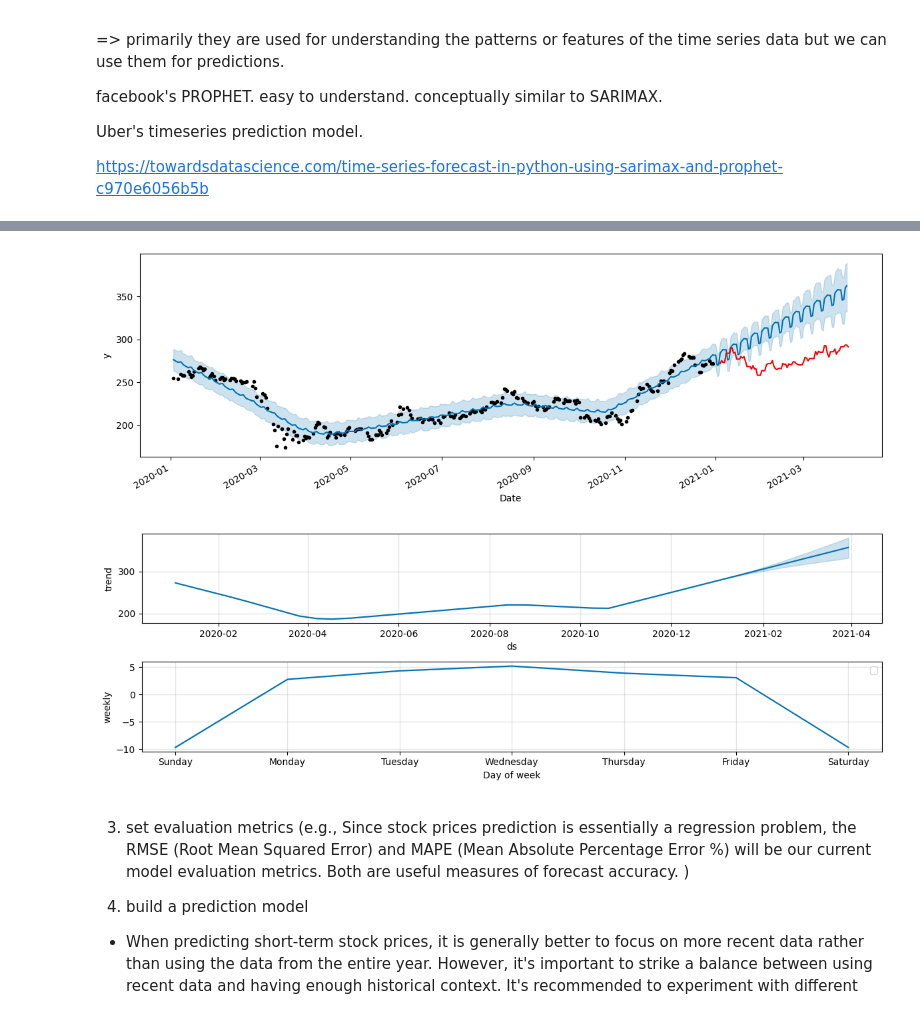
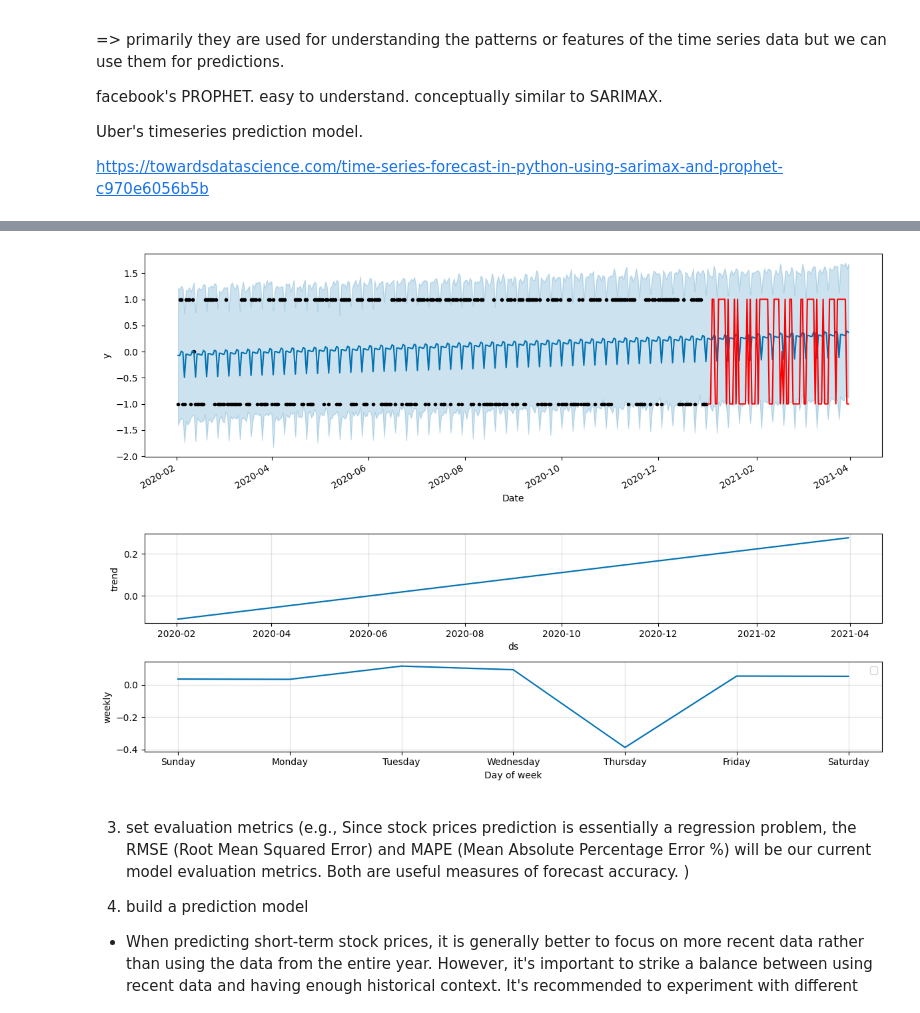
Before and after one commit to henryhyunwookim/ValueInvestor, a Jupyter notebook: ValueInvestor.ipynb, the cells around one changed output, grey strips where cells are left out. Cells and saved outputs as stored; diff of their text form; code cells hidden in the pictures.

```diff
--- a/ValueInvestor.ipynb
+++ b/ValueInvestor.ipynb
@@ -110,23 +110,29 @@ Also, only select data from 2020 as training data and data from 2021 as test dat
 import pandas as pd
 from datetime import timedelta
 
-def add_data_from_past(df):
+def add_data_from_past(df, drop_na=True):
+    original_index = df.index
     df = df.asfreq('D').ffill()
 
     df_prev_day = df.loc[ (df.index - timedelta(days=1))[1:] ].rename(
         columns = {column: column + " (-1 day)" for column in df.columns})
     df_prev_day.index += timedelta(days=1)
 
-    # df_prev_week = df.loc[ (df.index - timedelta(days=7))[7:] ].rename(
-    #     columns = {column: column + " (-1 week)" for column in df.columns})
-    # df_prev_week.index += timedelta(days=7)
+    df_prev_week = df.loc[ (df.index - timedelta(days=7))[7:] ].rename(
+        columns = {column: column + " (-1 week)" for column in df.columns})
+    df_prev_week.index += timedelta(days=7)
 
-    # df_prev_month = df.loc[ (df.index - timedelta(days=30))[30:] ].rename(
-    #     columns = {column: column + " (-1 month)" for column in df.columns})
-    # df_prev_month.index += timedelta(days=30)
+    df_prev_month = df.loc[ (df.index - timedelta(days=30))[30:] ].rename(
+        columns = {column: column + " (-1 month)" for column in df.columns})
+    df_prev_month.index += timedelta(days=30)
 
-    # concat_df = pd.concat([df, df_prev_day, df_prev_week, df_prev_month], axis=1)
-    concat_df = pd.concat([df, df_prev_day], axis=1)
+    concat_df = pd.concat([df, df_prev_day, df_prev_week, df_prev_month], axis=1)
+    # concat_df = pd.concat([df, df_prev_day], axis=1)
+
+    concat_df = concat_df.loc[original_index]
+
+    if drop_na:
+        concat_df = concat_df.dropna()
 
     return concat_df
 # %%
@@ -170,15 +176,16 @@ add details from the previous date, week, and month as training features, and pr
 
 if predicted to be positive, buy. if predicted to be negative, sell. otherwise hold. add a target column based on the trading decision made based on the predicted change % - buy = 1, hold = 0, and sell = -1. This would be a regression problem?
 # %%
-df_1["Trading Decision"] = df_1["Change %"].apply(lambda x: 1 if x > 0 else (-1 if x < 0 else 0))
+df_1["Price Move"] = df_1["Change %"].apply(lambda x: 1 if x > 0 else (-1 if x < 0 else 0))
+# Trading decision: 1=Buy, 0=Hold, -1=Sell
 
 train_df_1 = df_1[df_1.index.year == 2020]
 X_train_1 = train_df_1.iloc[:, 6:-1]
-y_train_1 = train_df_1["Trading Decision"]
+y_train_1 = train_df_1["Price Move"]
 
 test_df_1 = df_1[df_1.index.year == 2021]
 X_test_1 = test_df_1.iloc[:, 6:-1]
-y_test_1 = test_df_1["Trading Decision"]
+y_test_1 = test_df_1["Price Move"]
 # %%
 X_train_1.head()
 # %% [output]
@@ -722,7 +971,7 @@ https://towardsdatascience.com/time-series-forecast-in-python-using-sarimax-and-
 # %%
 from prophet import Prophet
 m = Prophet()
-m.fit(normalized_train_df_1[cols_to_keep].reset_index().rename(columns={'Date': 'ds', 'Close': 'y'}))
+m.fit(train_df_1.reset_index().rename(columns={'Date': 'ds', 'Price Move': 'y'}))
 
 # Forecast for the next 3 months
 future = m.make_future_dataframe(periods=90)
@@ -739,6 +988,6 @@ plt.legend();
 No artists with labels found to put in legend.  Note that artists whose label start with an underscore are ignored when legend() is called with no argument.
-[figure, old version]
+[figure, new version]
-[figure, old version]
+[figure, new version]
 # %% [markdown]
 3. set evaluation metrics
 (e.g., Since stock prices prediction is essentially a regression problem,
```
Also changed, not shown: parts of 20 cells of this notebook.
